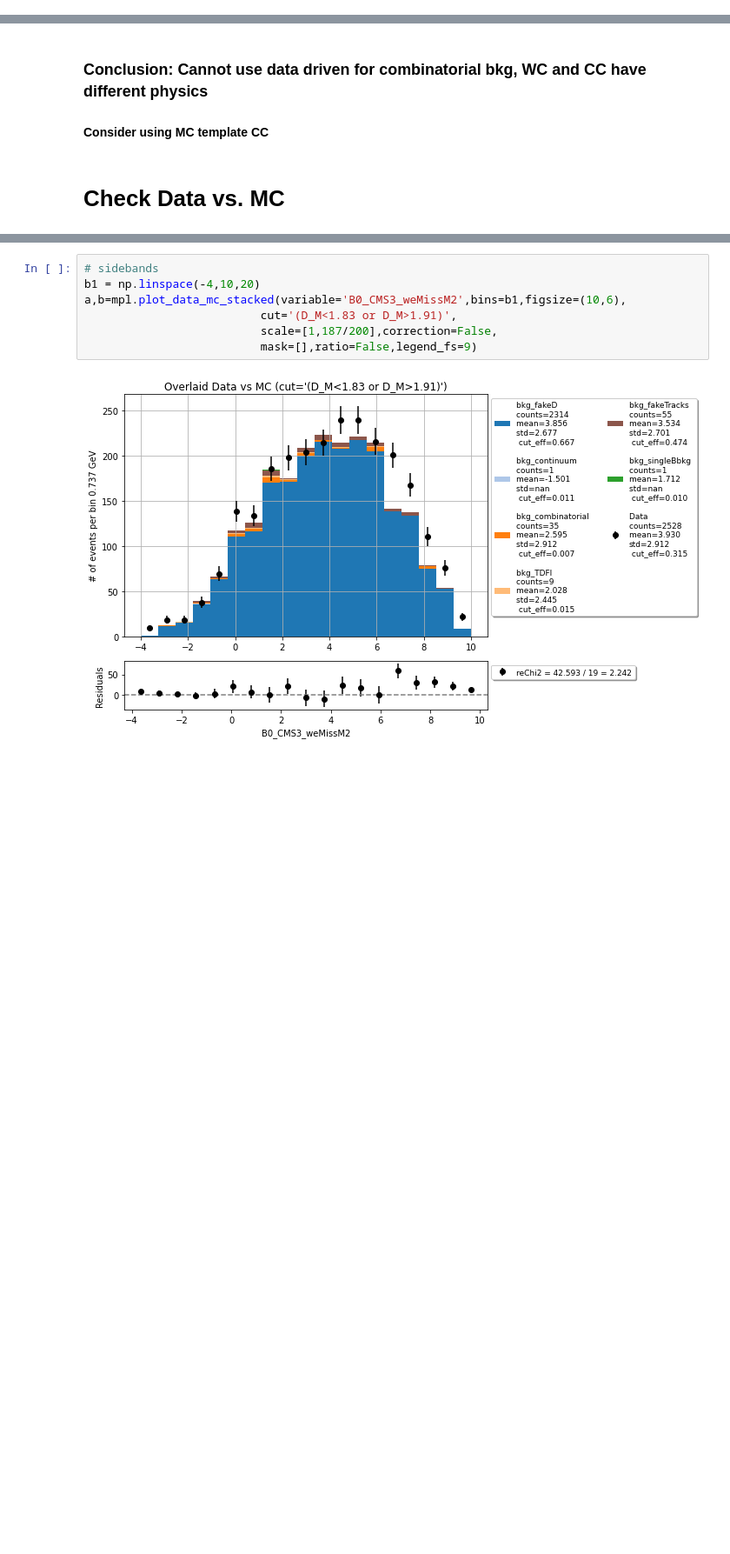
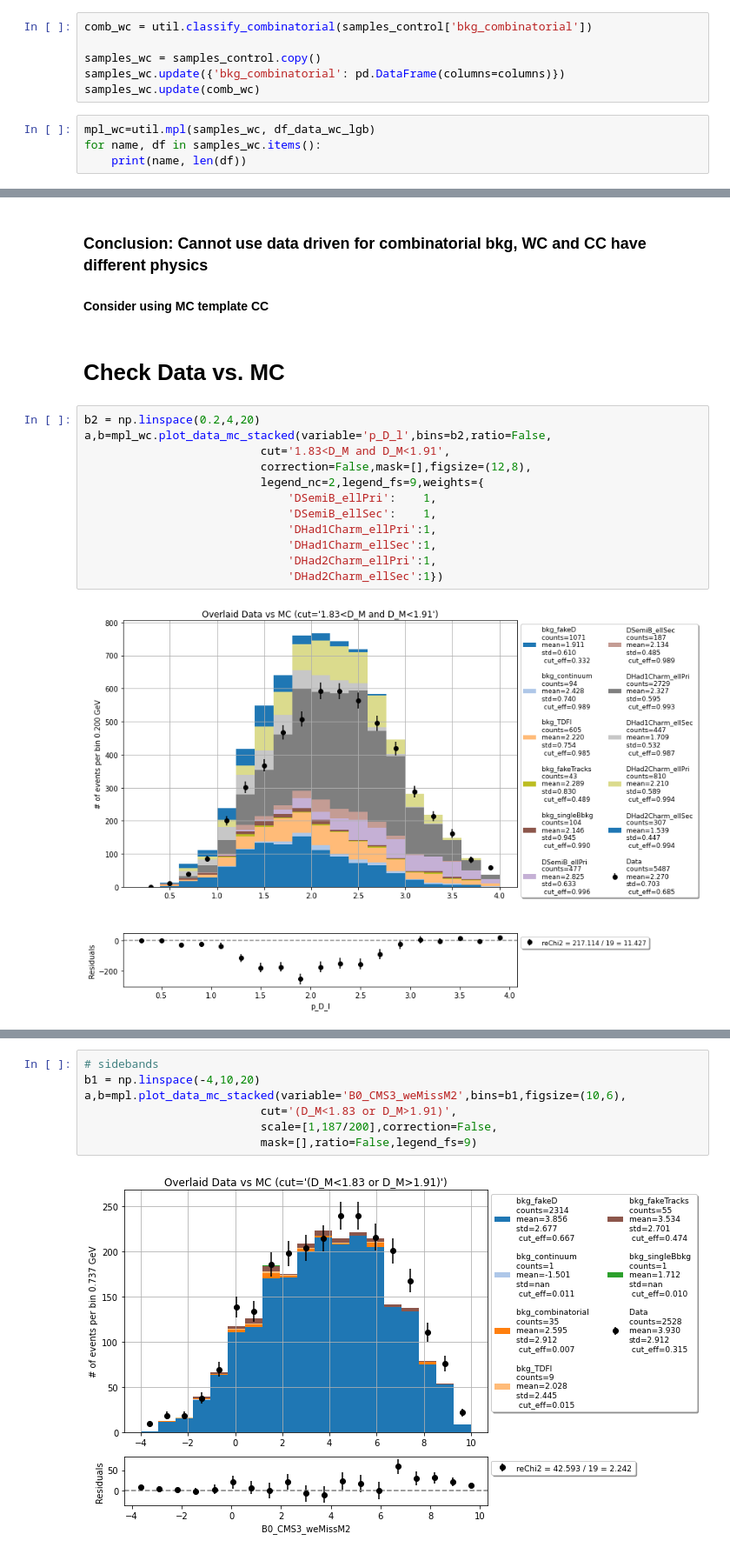
Before and after one commit to zjkjsd/inclusive_R_D, a Jupyter notebook: Notebooks/Plotting/4_PlotNtuple_wrongCharge.ipynb, the cells around one changed output, grey strips where cells are left out. Shown at 87% size. Cells and saved outputs as stored; diff of their text form; blank space fills up the shorter version.

```diff
--- a/Notebooks/Plotting/4_PlotNtuple_wrongCharge.ipynb
+++ b/Notebooks/Plotting/4_PlotNtuple_wrongCharge.ipynb
@@ -203,0 +108,10 @@ bkg_other_signal 0
+# %%
+comb_wc = util.classify_combinatorial(samples_control['bkg_combinatorial'])
+
+samples_wc = samples_control.copy()
+samples_wc.update({'bkg_combinatorial': pd.DataFrame(columns=columns)})
+samples_wc.update(comb_wc)
+# %%
+mpl_wc=util.mpl(samples_wc, df_data_wc_lgb)
+for name, df in samples_wc.items():
+    print(name, len(df))
@@ -374,3 +232,17 @@ plt.show()
 #### Consider using MC template CC
 # %% [markdown]
 # Check Data vs. MC
+# %%
+b2 = np.linspace(0.2,4,20)
+a,b=mpl_wc.plot_data_mc_stacked(variable='p_D_l',bins=b2,ratio=False,
+                          cut='1.83<D_M and D_M<1.91',
+                          correction=False,mask=[],figsize=(12,8),
+                          legend_nc=2,legend_fs=9,weights={
+                              'DSemiB_ellPri':    1,
+                              'DSemiB_ellSec':    1,
+                              'DHad1Charm_ellPri':1,
+                              'DHad1Charm_ellSec':1,
+                              'DHad2Charm_ellPri':1,
+                              'DHad2Charm_ellSec':1})
+# %% [output]
+[figure, added]
```
Also changed, not shown: parts of 22 cells of this notebook, 3 other files.
